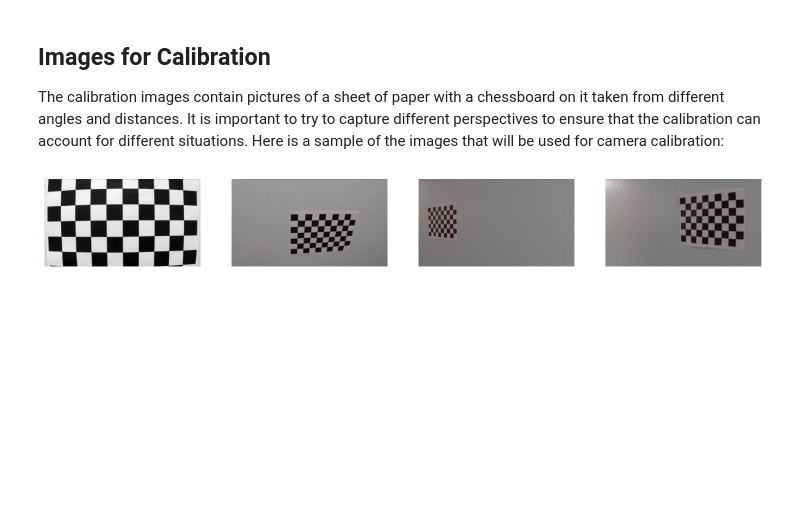
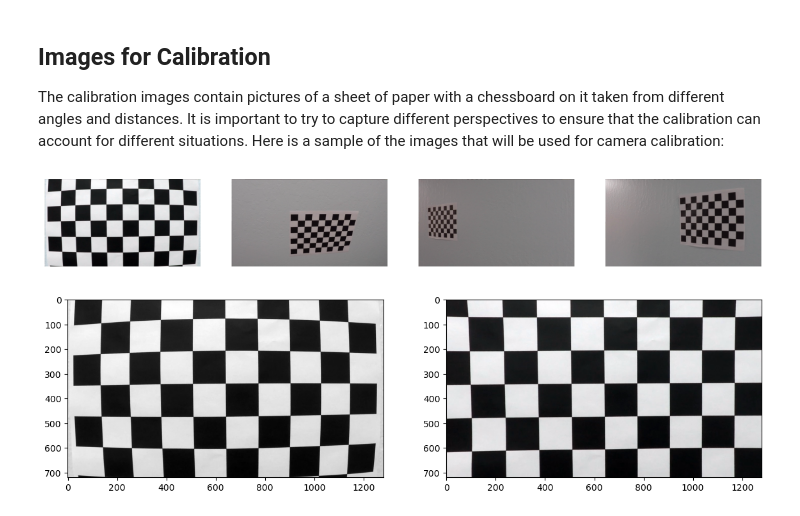
Before and after one commit to xFiveRivers/lane-detection-advanced, a Jupyter notebook: camera_cal.ipynb, the cells around one changed output. Drawn from its saved outputs; the diff is of its cells as text; code cells hidden in the pictures; blank space fills up the shorter version.

Commit message:
completed image undistortion

```diff
--- a/camera_cal.ipynb
+++ b/camera_cal.ipynb
@@ -49,7 +49,29 @@ imgpoints = []                  # 2D points in image plane
 
 # Create an array of zeros, where each row represents the 3D
 # coordinate of a single corner point.
-obj = np.zeros((board_size[0] * board_size[1], 3))
+objp = np.zeros((board_size[0] * board_size[1], 3), np.float32)
 
+# Replace the first two columns of each row with x and y coordinates
+# of the squares. Leave third column (z) as zero.
+objp[:, :2] = np.mgrid[:board_size[0], :board_size[1]].T.reshape(-1,2)
 
 for img in images:
+    gray = cv2.cvtColor(img, cv2.COLOR_BGR2GRAY)
+    ret, corners = cv2.findChessboardCorners(gray, board_size, None)
+    if ret:
+        imgpoints.append(corners)
+        objpoints.append(objp)
+
+img_shape = gray.shape[::-1]
+
+ret, mtx, dist, _, _ = cv2.calibrateCamera(objpoints, imgpoints, img_shape, None, None)
+# %%
+orig_img = cv2.cvtColor(images[0], cv2.COLOR_BGR2GRAY)
+cal_img = cv2.undistort(images[0], mtx, dist, None, mtx)
+# %%
+_, axs = plt.subplots(1, 2, figsize = (14,12))
+axs[0].imshow(orig_img, cmap='gray')
+axs[1].imshow(cal_img)
+plt.show()
+# %% [output]
+[figure, added]
```
